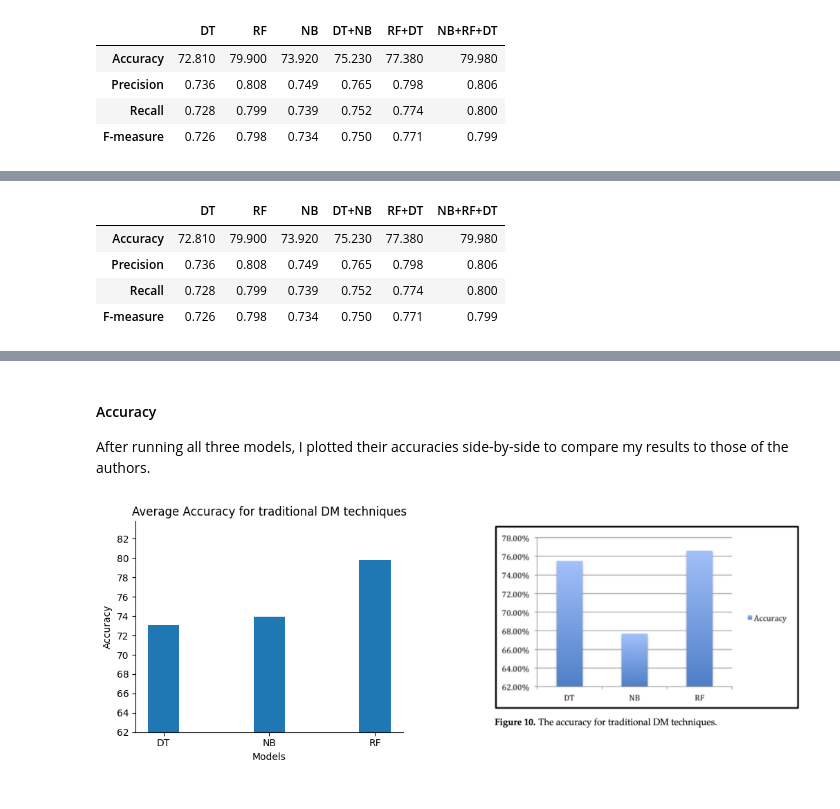
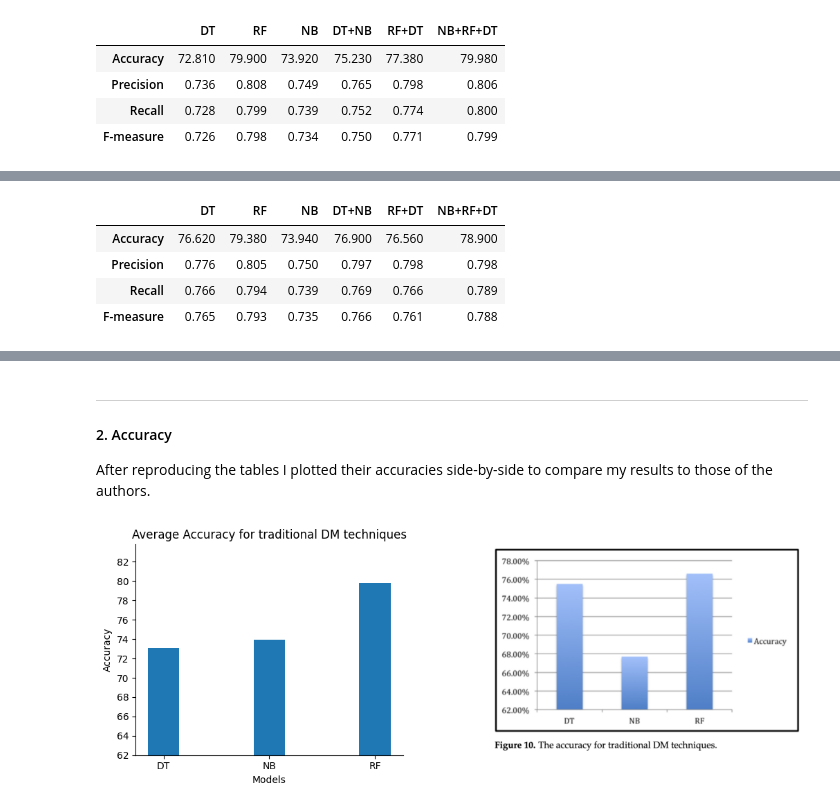
Before and after one commit to ucsd-psych201a/alsulami2023, a Jupyter notebook: writeup/Reproducibility Report.ipynb, the cells around one changed output, grey strips where cells are left out. Cells and saved outputs as stored; diff of their text form; code cells hidden in the pictures.

Commit message:
Fixed bagging table

```diff
--- a/writeup/Reproducibility Report.ipynb
+++ b/writeup/Reproducibility Report.ipynb
@@ -673,25 +673,26 @@ df_boosting
 # %%
 # Select results from the Bagging Models only
 bagging_results = {key: value for key, value in results.items() if 'Bagging' in key}
-
-# Clean keys to remove 'Boosting+' fromt the beginning
-bagging_results = {key.lstrip('Bagging+ '): value for key, value in boosting_results.items()}
+# Clean keys to remove 'Bagging+' from the beginning
+bagging_results = {key.lstrip('Bagging+ '): value for key, value in bagging_results.items()}
 
 df_bagging = pd.DataFrame(bagging_results, index=['Accuracy', 'Precision', 'Recall', 'F-measure'])
 df_bagging = df_bagging[['DT', 'RF', 'NB', 'DT+NB', 'RF+DT', 'NB+RF+DT']]
 df_bagging
 # %% [output]
 |  | DT | RF | NB | DT+NB | RF+DT | NB+RF+DT |
-| Accuracy | 72.810 | 79.900 | 73.920 | 75.230 | 77.380 | 79.980 |
-| Precision | 0.736 | 0.808 | 0.749 | 0.765 | 0.798 | 0.806 |
-| Recall | 0.728 | 0.799 | 0.739 | 0.752 | 0.774 | 0.800 |
-| F-measure | 0.726 | 0.798 | 0.734 | 0.750 | 0.771 | 0.799 |
+| Accuracy | 76.620 | 79.380 | 73.940 | 76.900 | 76.560 | 78.900 |
+| Precision | 0.776 | 0.805 | 0.750 | 0.797 | 0.798 | 0.798 |
+| Recall | 0.766 | 0.794 | 0.739 | 0.769 | 0.766 | 0.789 |
+| F-measure | 0.765 | 0.793 | 0.735 | 0.766 | 0.761 | 0.788 |
 # %% [markdown]
 <div style="display: flex; justify-content: space-around;">
     <img src="images/classification with bagging.png" alt="Image 1" style="width: 85%;"/> </div>
 # %% [markdown]
-#### Accuracy
-After running all three models, I plotted their accuracies side-by-side to compare my results to those of the authors.
+---
+
+#### 2. Accuracy
+After reproducing the tables I plotted their accuracies side-by-side to compare my results to those of the authors.
 # %%
 # Code to plot my models accuracies:
 accuracies = [metrics[0] for metrics in results.values()][0:3]
```
Also changed, not shown: parts of 1 cell of this notebook.
